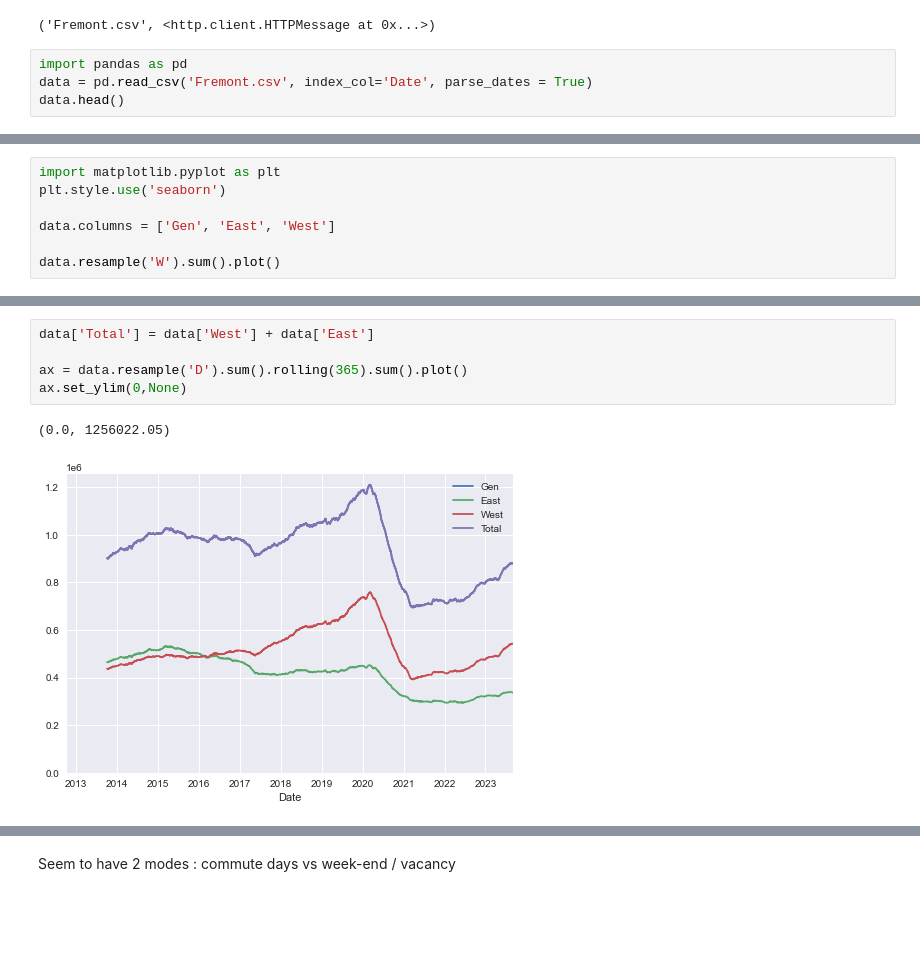
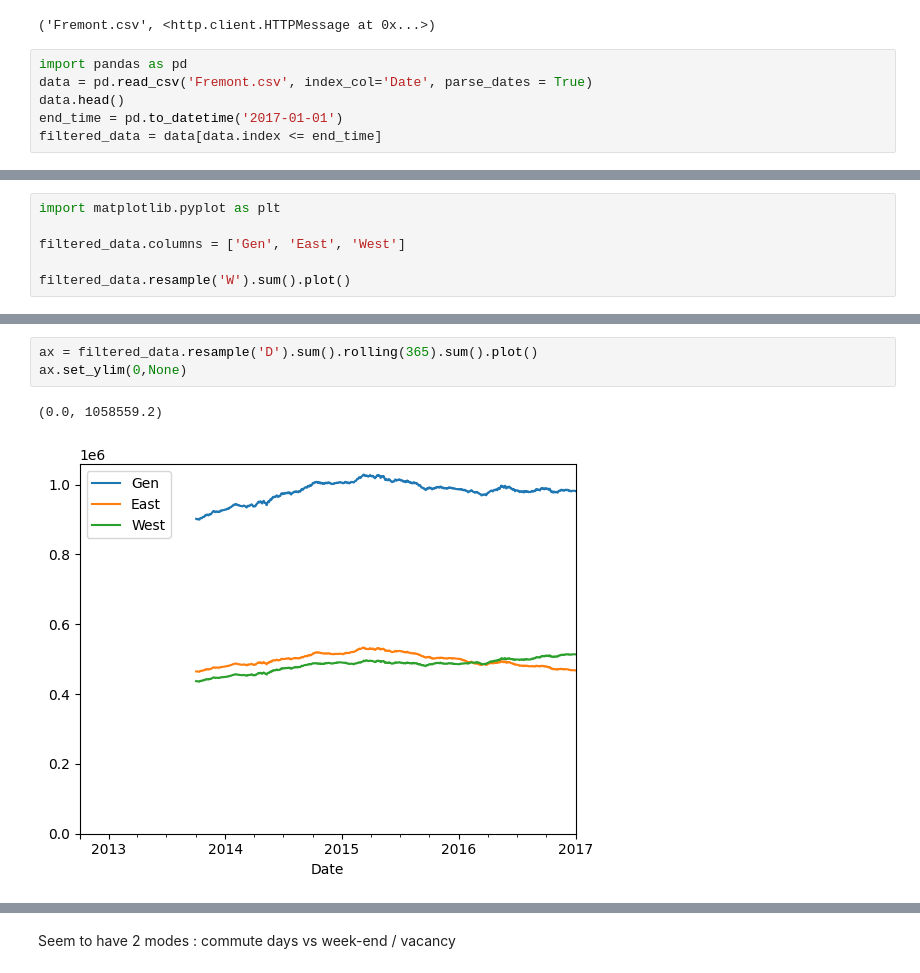
Before and after one commit to marc-Ed/Jupyter_DataAnalysis_jakevdp, a Jupyter notebook: Data analysis in jupyter_jakevdp.ipynb, the cells around one changed output, grey strips where cells are left out. Drawn from its saved outputs; the diff is of its cells as text; blank space fills up the shorter version.

```diff
--- a/Data analysis in jupyter_jakevdp.ipynb
+++ b/Data analysis in jupyter_jakevdp.ipynb
@@ -9,6 +9,8 @@ urlretrieve(URL, 'Fremont.csv')
 import pandas as pd
 data = pd.read_csv('Fremont.csv', index_col='Date', parse_dates = True)
 data.head()
+end_time = pd.to_datetime('2017-01-01')
+filtered_data = data[data.index <= end_time]
 # %% [output]
 |  | Fremont Bridge Sidewalks, south o... | Fremont Bridge Sidewalks, south o... | Fremont Bridge Sidewalks, south o... |
 | Date |  |  |  |
@@ -26,8 +28,7 @@ data.resample('W').sum().plot()
 # %%
 import matplotlib.pyplot as plt
-plt.style.use('seaborn')
 
-data.columns = ['Gen', 'East', 'West']
+filtered_data.columns = ['Gen', 'East', 'West']
 
-data.resample('W').sum().plot()
+filtered_data.resample('W').sum().plot()
 # %% [output]
@@ -36,9 +37,7 @@ data.resample('W').sum().plot()
 # %%
-data['Total'] = data['West'] + data['East']
-
-ax = data.resample('D').sum().rolling(365).sum().plot()
+ax = filtered_data.resample('D').sum().rolling(365).sum().plot()
 ax.set_ylim(0,None)
 # %% [output]
-(0.0, 1256022.05)
+(0.0, 1058559.2)
-[figure, old version]
+[figure, new version]
 # %%
```
Also changed, not shown: parts of 14 cells of this notebook.
